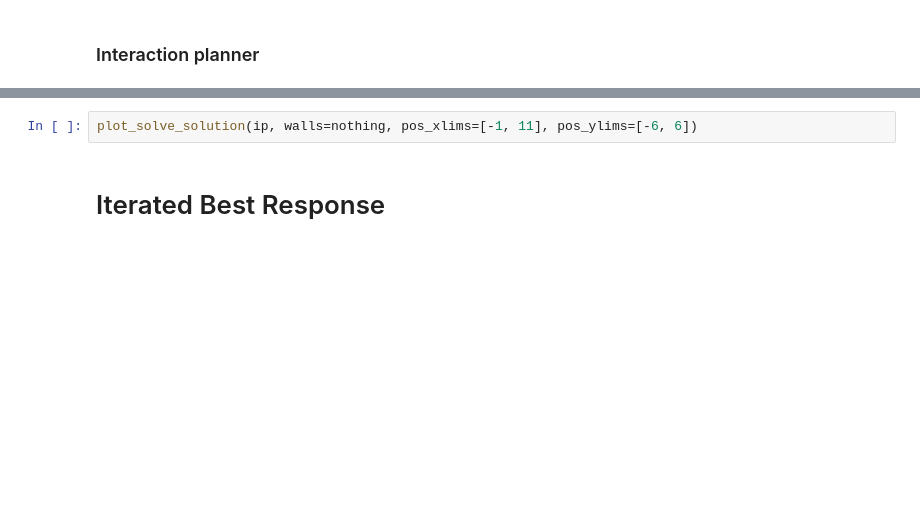
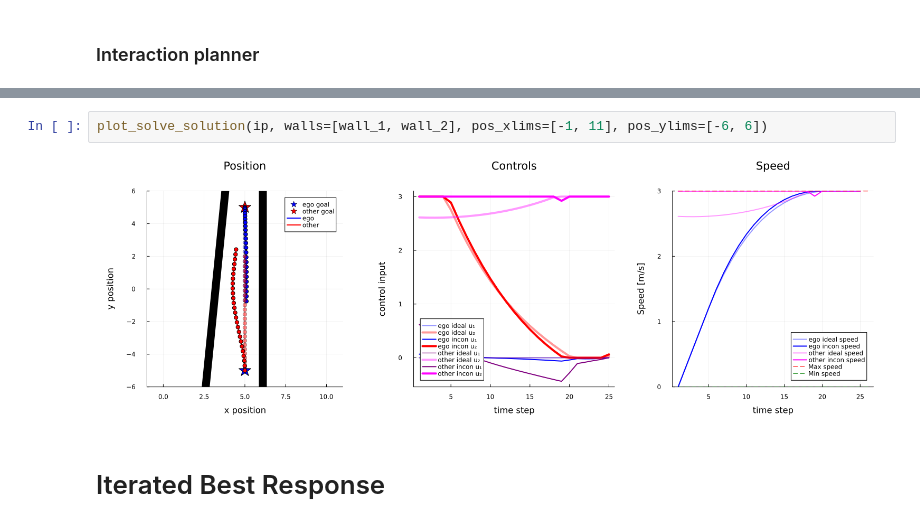
Before and after one commit to UW-CTRL/PHRI.jl, a Jupyter notebook: src/demo.ipynb, the cells around one changed output, grey strips where cells are left out. Drawn from its saved outputs; the diff is of its cells as text; blank space fills up the shorter version.

```diff
--- a/src/demo.ipynb
+++ b/src/demo.ipynb
@@ -109,5 +148,7 @@ incon_problem, xs, us = @time solve(ip.other_planner.incon, iterations=10, verbo
 # %%
-plot_solve_solution(ip, walls=nothing, pos_xlims=[-1, 11], pos_ylims=[-6, 6])
+plot_solve_solution(ip, walls=[wall_1, wall_2], pos_xlims=[-1, 11], pos_ylims=[-6, 6])
+# %% [output]
+[figure, added]
 # %% [markdown]
 # Iterated Best Response
 # %%
```
Also changed, not shown: parts of 85 cells of this notebook, 2 other files.
